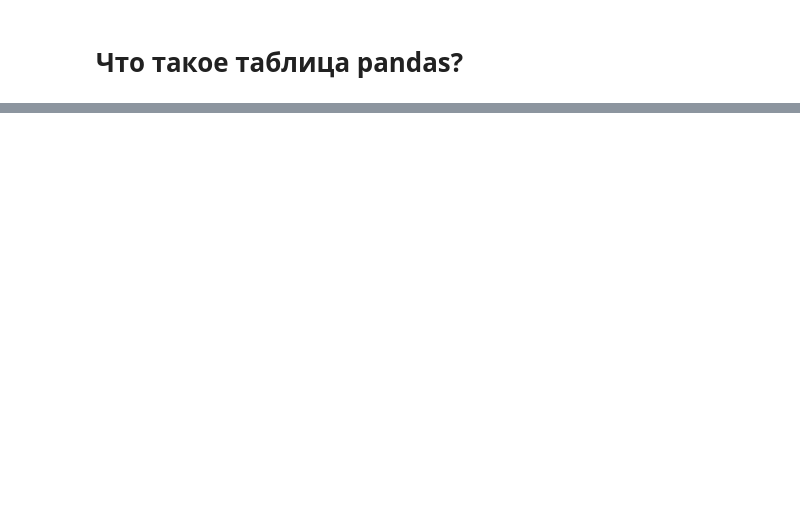
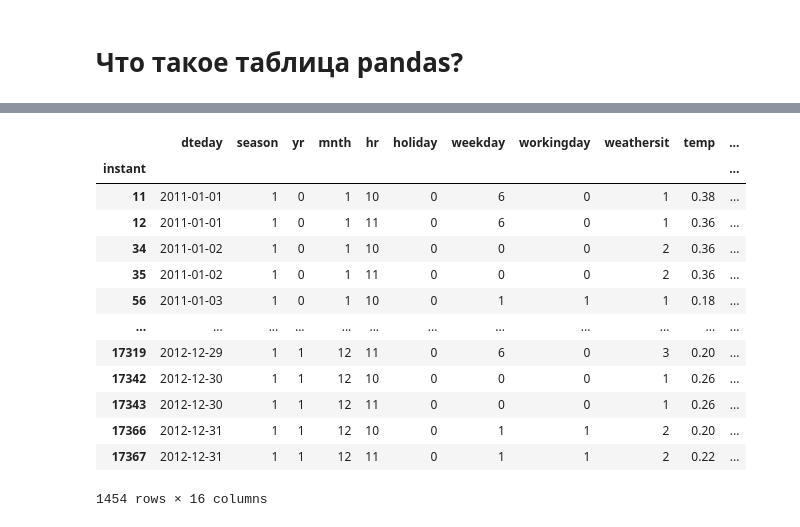
Before and after one commit to davydovavd/colab, a Jupyter notebook: Копия_блокнота_"sem06_pandas&visual_ipynb".ipynb, the cells around one changed output, grey strips where cells are left out. Saved outputs shown, nothing was run; the diff lists cells and outputs as text; code cells hidden in the pictures; blank space fills up the shorter version.

```diff
--- a/Копия_блокнота_"sem06_pandas&visual_ipynb".ipynb
+++ b/Копия_блокнота_"sem06_pandas&visual_ipynb".ipynb
@@ -121,0 +267,19 @@ import plotly.express as px
+# %%
+# если хотим несколько фильтров то можно сделать так
+# & - это and, | - это or (использовать сами слова and or не получится)
+data[(data.hr > 9) & (data.hr < 12)]
+# %% [output]
+|  | dteday | season | yr | mnth | hr | holiday | weekday | workingday | weathersit | temp | ... |
+| instant |  |  |  |  |  |  |  |  |  |  | ... |
+| 11 | 2011-01-01 | 1 | 0 | 1 | 10 | 0 | 6 | 0 | 1 | 0.38 | ... |
+| 12 | 2011-01-01 | 1 | 0 | 1 | 11 | 0 | 6 | 0 | 1 | 0.36 | ... |
+| 34 | 2011-01-02 | 1 | 0 | 1 | 10 | 0 | 0 | 0 | 2 | 0.36 | ... |
+| 35 | 2011-01-02 | 1 | 0 | 1 | 11 | 0 | 0 | 0 | 2 | 0.36 | ... |
+| 56 | 2011-01-03 | 1 | 0 | 1 | 10 | 0 | 1 | 1 | 1 | 0.18 | ... |
+| ... | ... | ... | ... | ... | ... | ... | ... | ... | ... | ... | ... |
+| 17319 | 2012-12-29 | 1 | 1 | 12 | 11 | 0 | 6 | 0 | 3 | 0.20 | ... |
+| 17342 | 2012-12-30 | 1 | 1 | 12 | 10 | 0 | 0 | 0 | 1 | 0.26 | ... |
+| 17343 | 2012-12-30 | 1 | 1 | 12 | 11 | 0 | 0 | 0 | 1 | 0.26 | ... |
+| 17366 | 2012-12-31 | 1 | 1 | 12 | 10 | 0 | 1 | 1 | 2 | 0.20 | ... |
+| 17367 | 2012-12-31 | 1 | 1 | 12 | 11 | 0 | 1 | 1 | 2 | 0.22 | ... |
+1454 rows × 16 columns
```
Also changed, not shown: parts of 70 cells of this notebook.
